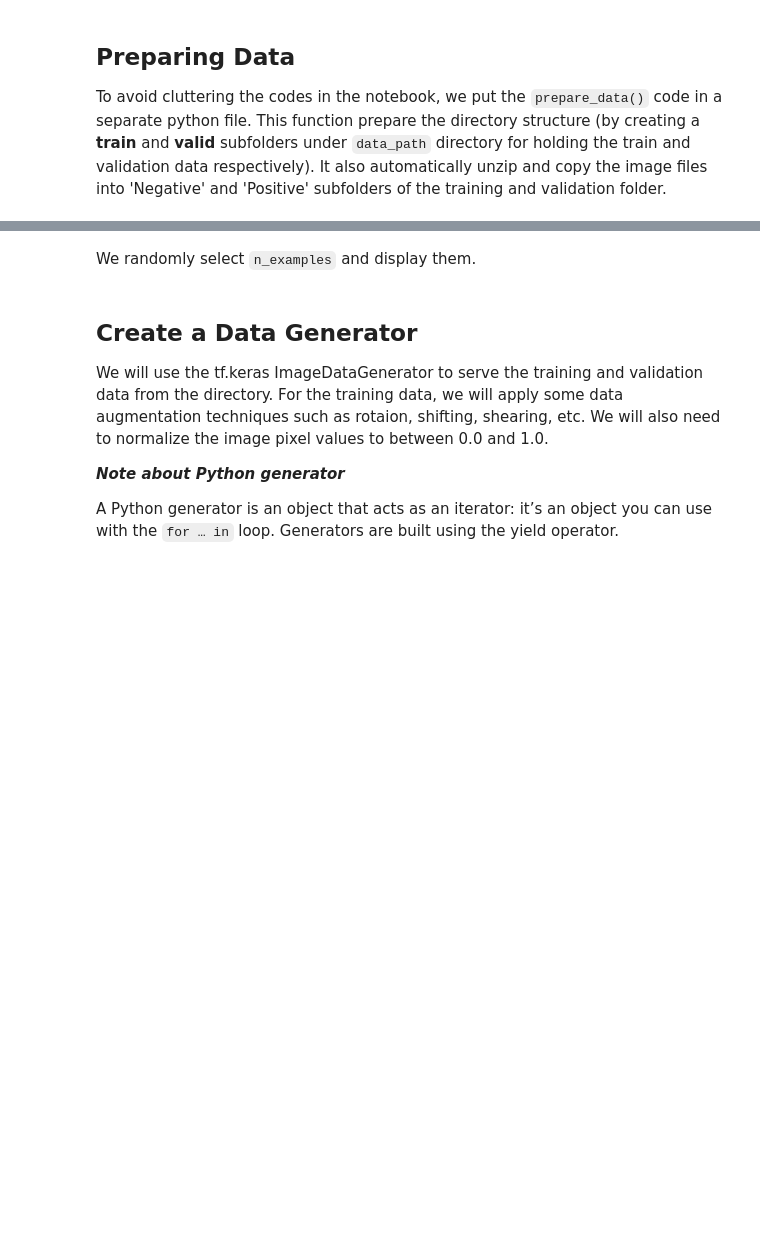
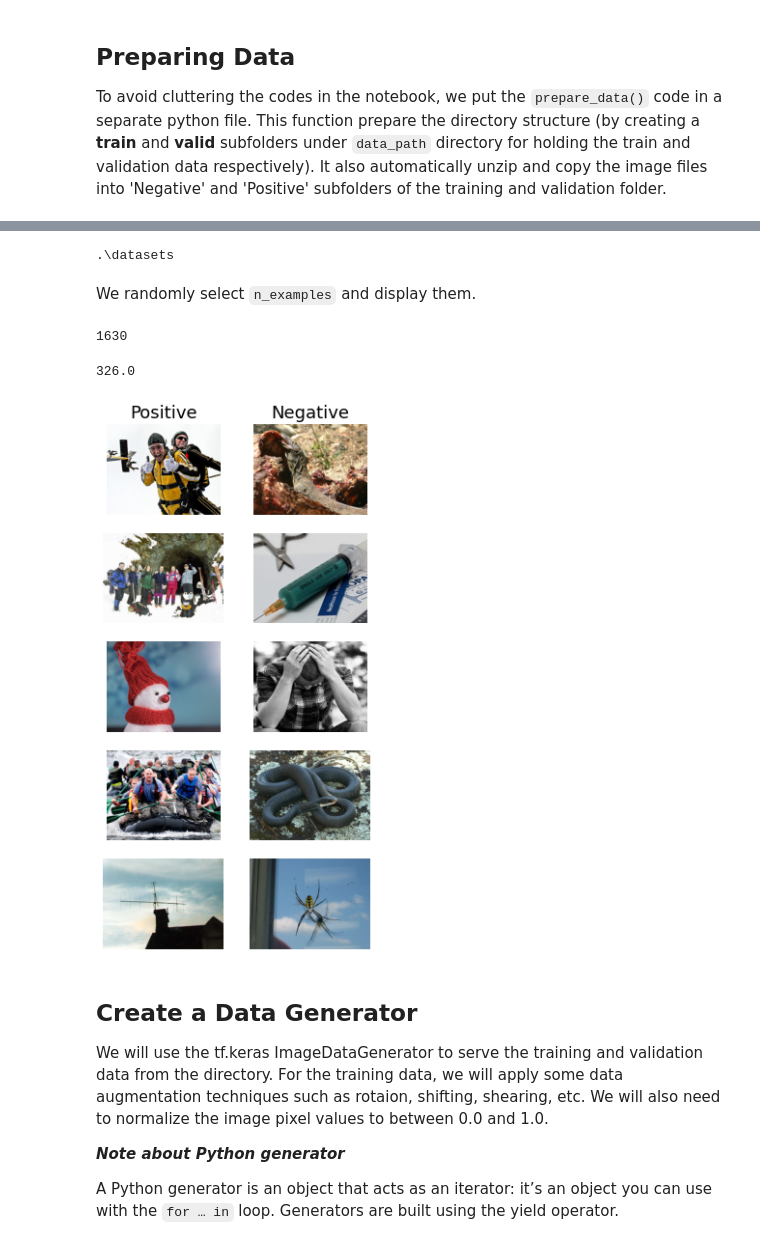
Before and after one commit to nyp-sit/sdaai-iti107, a Jupyter notebook: session-3/1.baseline_model.ipynb, the cells around one changed output, grey strips where cells are left out. Drawn from its saved outputs; the diff is of its cells as text; code cells hidden in the pictures; blank space fills up the shorter version.

```diff
--- a/session-3/1.baseline_model.ipynb
+++ b/session-3/1.baseline_model.ipynb
@@ -56,0 +41,4 @@ valid_pos_path = os.path.join(valid_path, "Positive")
+# %%
+dataset_URL = 'https://nyp-aicourse.s3.ap-southeast-1.amazonaws.com/iti107/datasets/intel_emotions_dataset.zip'
+path_to_zip = tf.keras.utils.get_file('intel.zip', origin=dataset_URL, extract=True, cache_dir='.')
+print(path_to_zip)
@@ -57,25 +49,40 @@ valid_pos_path = os.path.join(valid_path, "Positive")
+# %%
+dataset_dir = os.path.dirname(path_to_zip)
+print(dataset_dir)
+pos_path = os.path.join(dataset_dir, 'Positive')
+neg_path = os.path.join(dataset_dir, 'Negative')
+# %% [output]
+.\datasets
 # %% [markdown]
 We randomly select `n_examples` and display them.
+# %%
+print(len(os.listdir(pos_path))+len(os.listdir(neg_path)))
+1630*0.2
+# %% [output]
+1630
+326.0
 # %%
 n_examples = 5
 np.random.seed(42)
-positive_expamples = np.random.choice(os.listdir(train_pos_path), size=n_examples, replace=False)
-negative_expamples = np.random.choice(os.listdir(train_neg_path), size=n_examples, replace=False)
+positive_expamples = np.random.choice(os.listdir(pos_path), size=n_examples, replace=False)
+negative_expamples = np.random.choice(os.listdir(neg_path), size=n_examples, replace=False)
 # %%
 plt.figure(figsize=(5, n_examples * 2))
 for i in range(n_examples):
     plt.subplot(n_examples, 2, i * 2 + 1)
-    img = load_img(os.path.join(train_pos_path, positive_expamples[i]))
+    img = load_img(os.path.join(pos_path, positive_expamples[i]))
     plt.imshow(img)
     plt.axis("off")
     if i == 0:
         plt.title("Positive", fontsize=18)
     plt.subplot(n_examples, 2, i * 2 + 2)
-    img = load_img(os.path.join(train_neg_path, negative_expamples[i]))
+    img = load_img(os.path.join(neg_path, negative_expamples[i]))
     plt.imshow(img)
     plt.axis("off")
     if i == 0:
         plt.title("Negative", fontsize=18)
+# %% [output]
+[figure, added]
 # %% [markdown]
 ## Create a Data Generator
 
```
Also changed, not shown: parts of 19 cells of this notebook, 1 other file.
